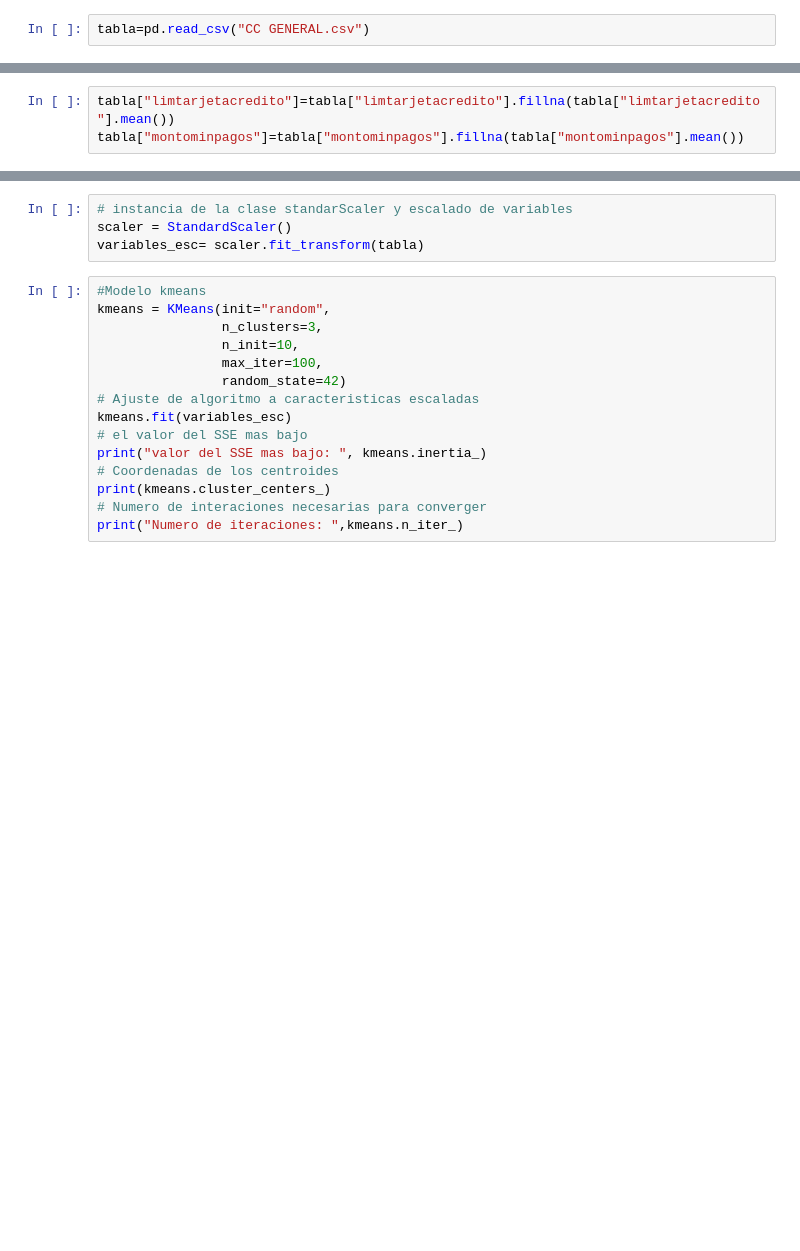
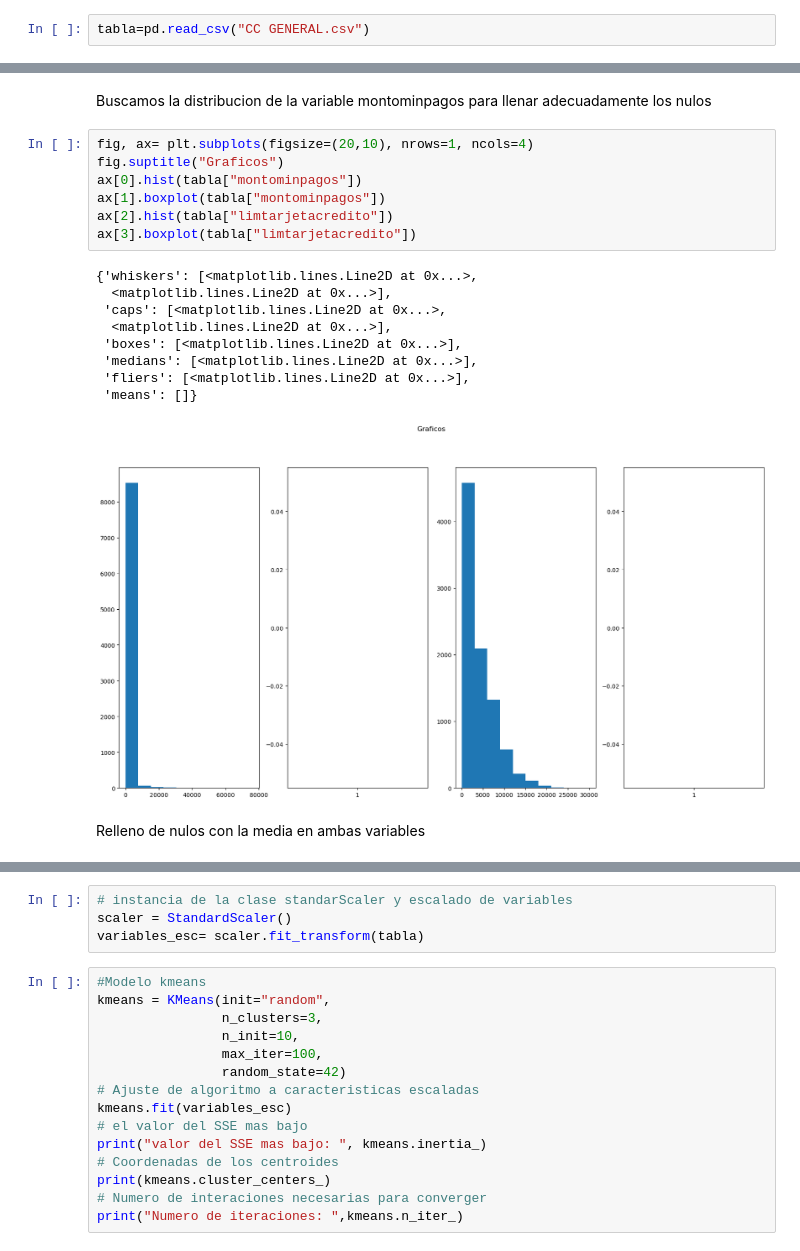
Before and after one commit to Juanisazalu/Analitica2_trabajo2, a Jupyter notebook: TRABAJO 2.ipynb, the cells around one changed output, grey strips where cells are left out. Cells and saved outputs as stored; diff of their text form; blank space fills up the shorter version.

```diff
--- a/TRABAJO 2.ipynb
+++ b/TRABAJO 2.ipynb
@@ -94,3 +145,0 @@ tabla["montominpagos"].hist()
-# %%
-tabla["limtarjetacredito"]=tabla["limtarjetacredito"].fillna(tabla["limtarjetacredito"].mean())
-tabla["montominpagos"]=tabla["montominpagos"].fillna(tabla["montominpagos"].mean())
@@ -124,0 +168,21 @@ tabla.drop("id",axis=1,inplace=True)
+# %% [markdown]
+Buscamos la distribucion de la variable montominpagos para llenar adecuadamente los nulos
+# %%
+fig, ax= plt.subplots(figsize=(20,10), nrows=1, ncols=4)
+fig.suptitle("Graficos")
+ax[0].hist(tabla["montominpagos"])
+ax[1].boxplot(tabla["montominpagos"])
+ax[2].hist(tabla["limtarjetacredito"])
+ax[3].boxplot(tabla["limtarjetacredito"])
+# %% [output]
+{'whiskers': [<matplotlib.lines.Line2D at 0x...>,
+  <matplotlib.lines.Line2D at 0x...>],
+ 'caps': [<matplotlib.lines.Line2D at 0x...>,
+  <matplotlib.lines.Line2D at 0x...>],
+ 'boxes': [<matplotlib.lines.Line2D at 0x...>],
+ 'medians': [<matplotlib.lines.Line2D at 0x...>],
+ 'fliers': [<matplotlib.lines.Line2D at 0x...>],
+ 'means': []}
+[figure, added]
+# %% [markdown]
+Relleno de nulos con la media en ambas variables
```
Also changed, not shown: parts of 31 cells of this notebook.
